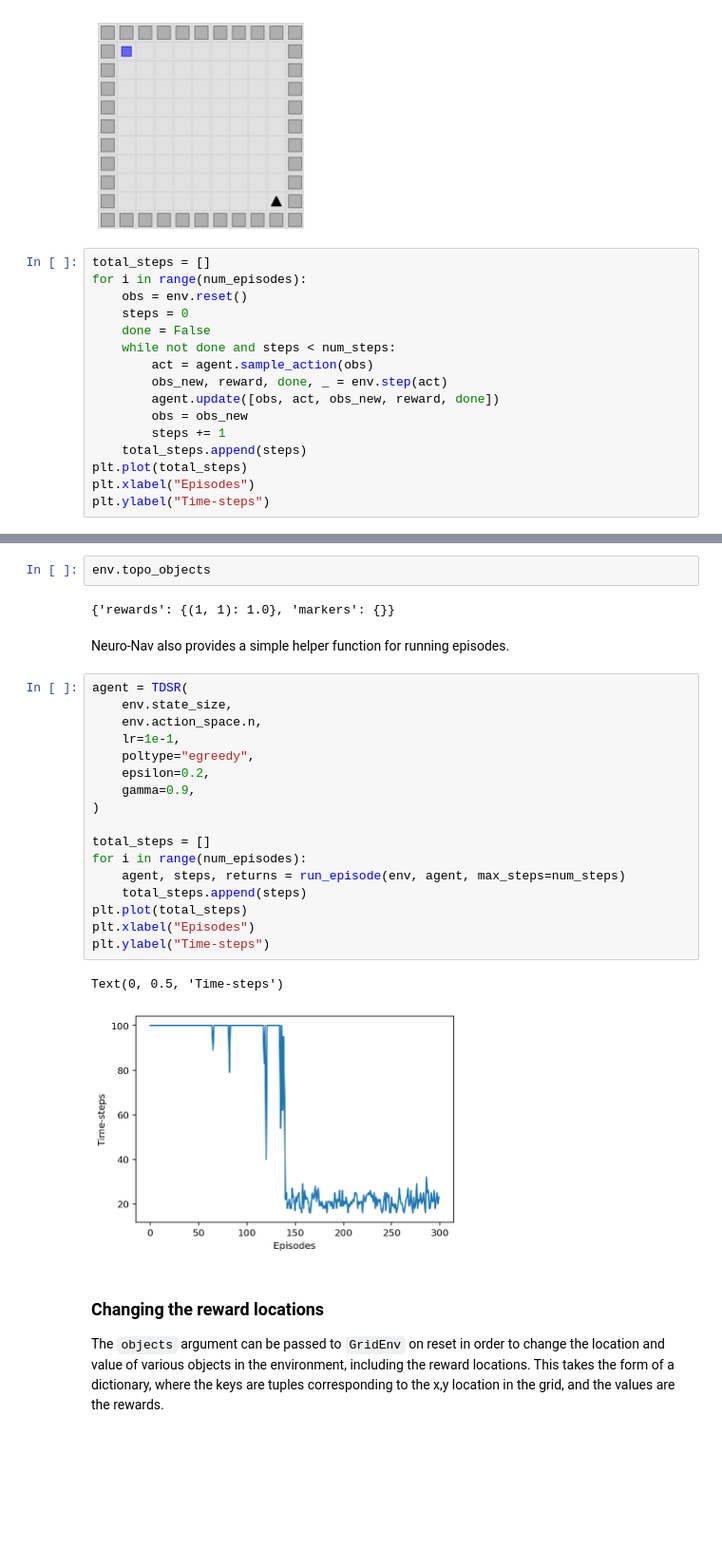
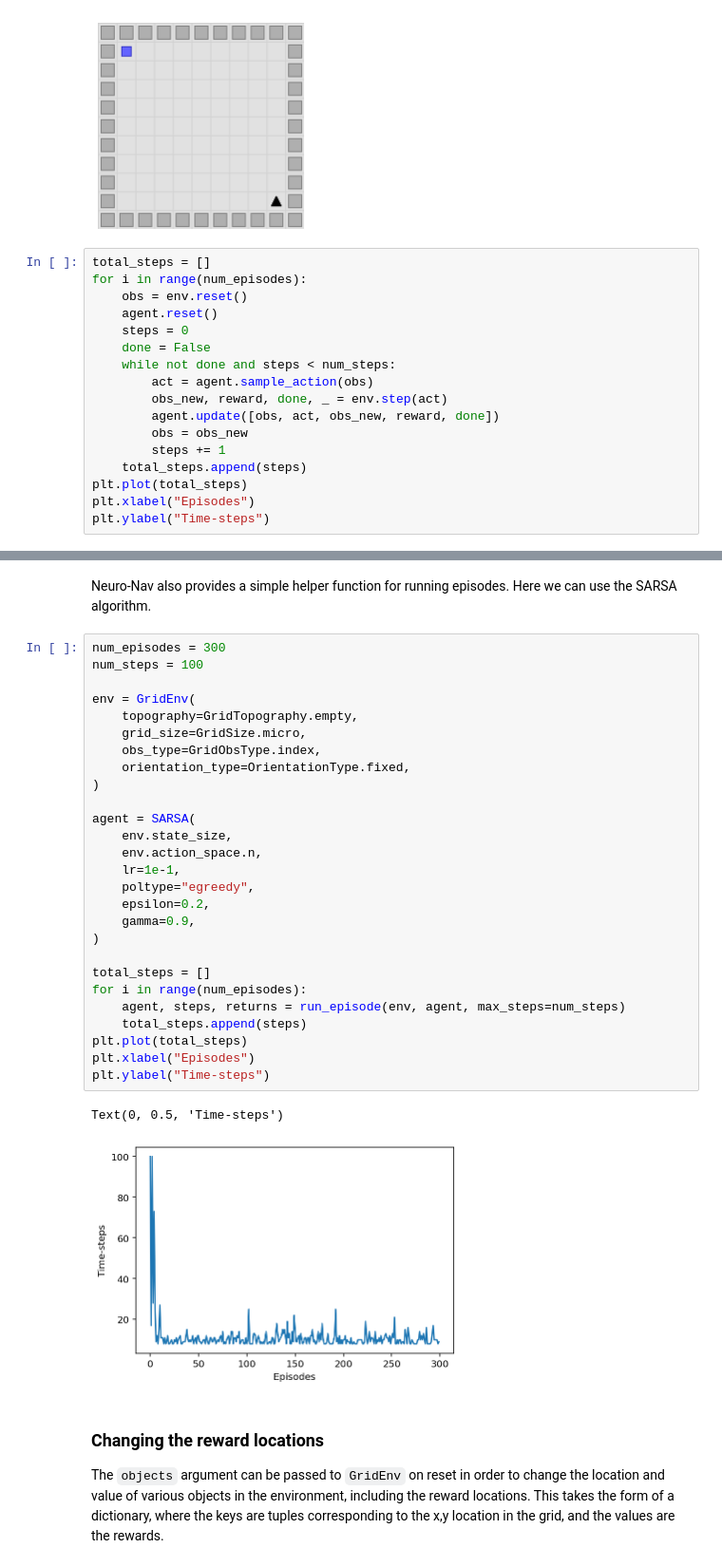
Before and after one commit to awjuliani/neuro-nav, a Jupyter notebook: notebooks/usage_tutorial.ipynb, the cells around one changed output, grey strips where cells are left out. Shown: that part at 95% size. Drawn from its saved outputs; the diff is of its cells as text; blank space fills up the shorter version.

Commit message:
Additional algorithms (#29)
* Adds episodic control (QEC) algorithm.
* Adds monte-carlo version of q-learning algorithm (QMC).
* Adds SARSA algorithm (SARSA).

```diff
--- a/notebooks/usage_tutorial.ipynb
+++ b/notebooks/usage_tutorial.ipynb
@@ -115,6 +115,7 @@ agent = TDSR(
 total_steps = []
 for i in range(num_episodes):
     obs = env.reset()
+    agent.reset()
     steps = 0
     done = False
     while not done and steps < num_steps:
@@ -133,29 +134,35 @@ Text(0, 0.5, 'Time-steps')
-# %%
-env.topo_objects
-# %% [output]
-{'rewards': {(1, 1): 1.0}, 'markers': {}}
 # %% [markdown]
-Neuro-Nav also provides a simple helper function for running episodes.
+Neuro-Nav also provides a simple helper function for running episodes. Here we can use the SARSA algorithm.
 # %%
-agent = TDSR(
+num_episodes = 300
+num_steps = 100
+
+env = GridEnv(
+    topography=GridTopography.empty,
+    grid_size=GridSize.micro,
+    obs_type=GridObsType.index,
+    orientation_type=OrientationType.fixed,
+)
+
+agent = SARSA(
     env.state_size,
     env.action_space.n,
     lr=1e-1,
     poltype="egreedy",
     epsilon=0.2,
     gamma=0.9,
 )
 
 total_steps = []
 for i in range(num_episodes):
     agent, steps, returns = run_episode(env, agent, max_steps=num_steps)
     total_steps.append(steps)
 plt.plot(total_steps)
 plt.xlabel("Episodes")
 plt.ylabel("Time-steps")
 # %% [output]
 Text(0, 0.5, 'Time-steps')
-[figure, old version]
+[figure, new version]
 # %% [markdown]
 ### Changing the reward locations
 
```
Also changed, not shown: parts of 4 cells of this notebook, 6 other files.
